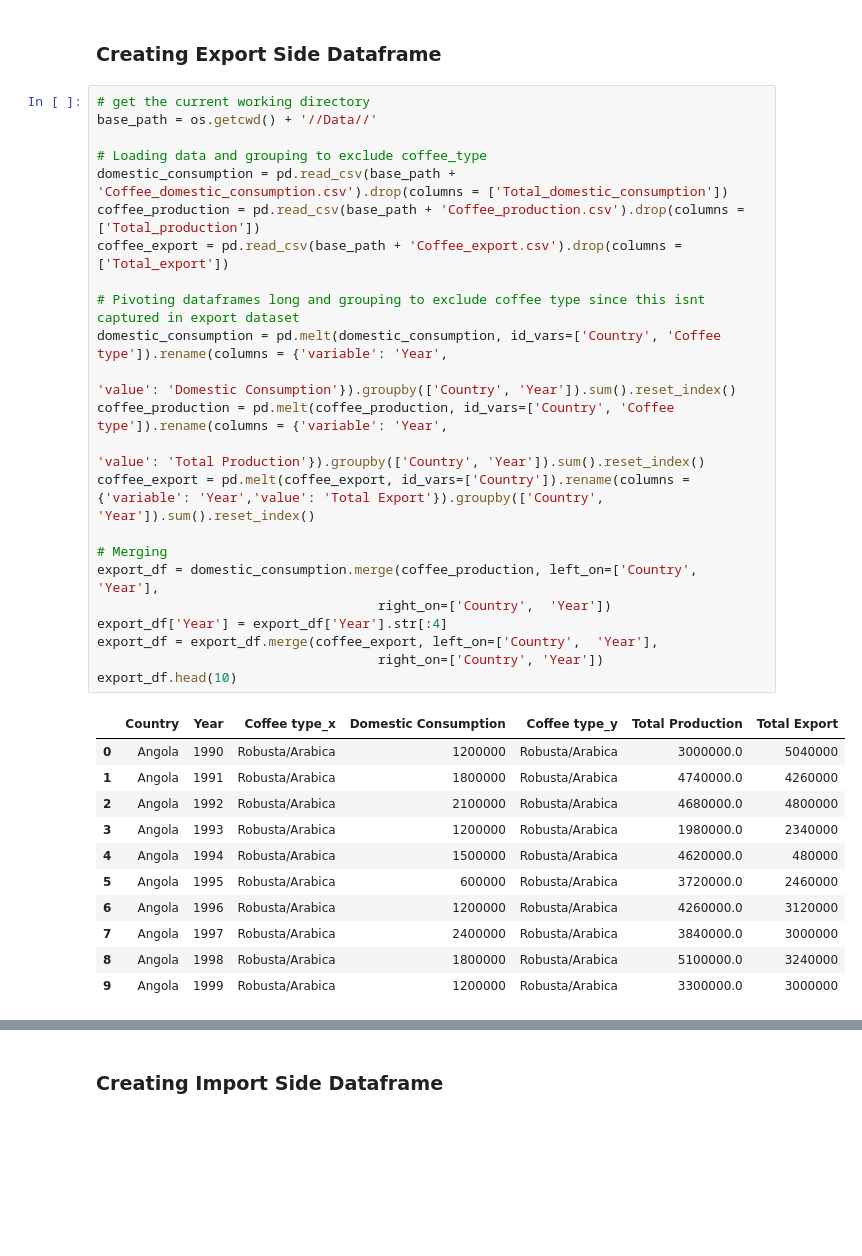
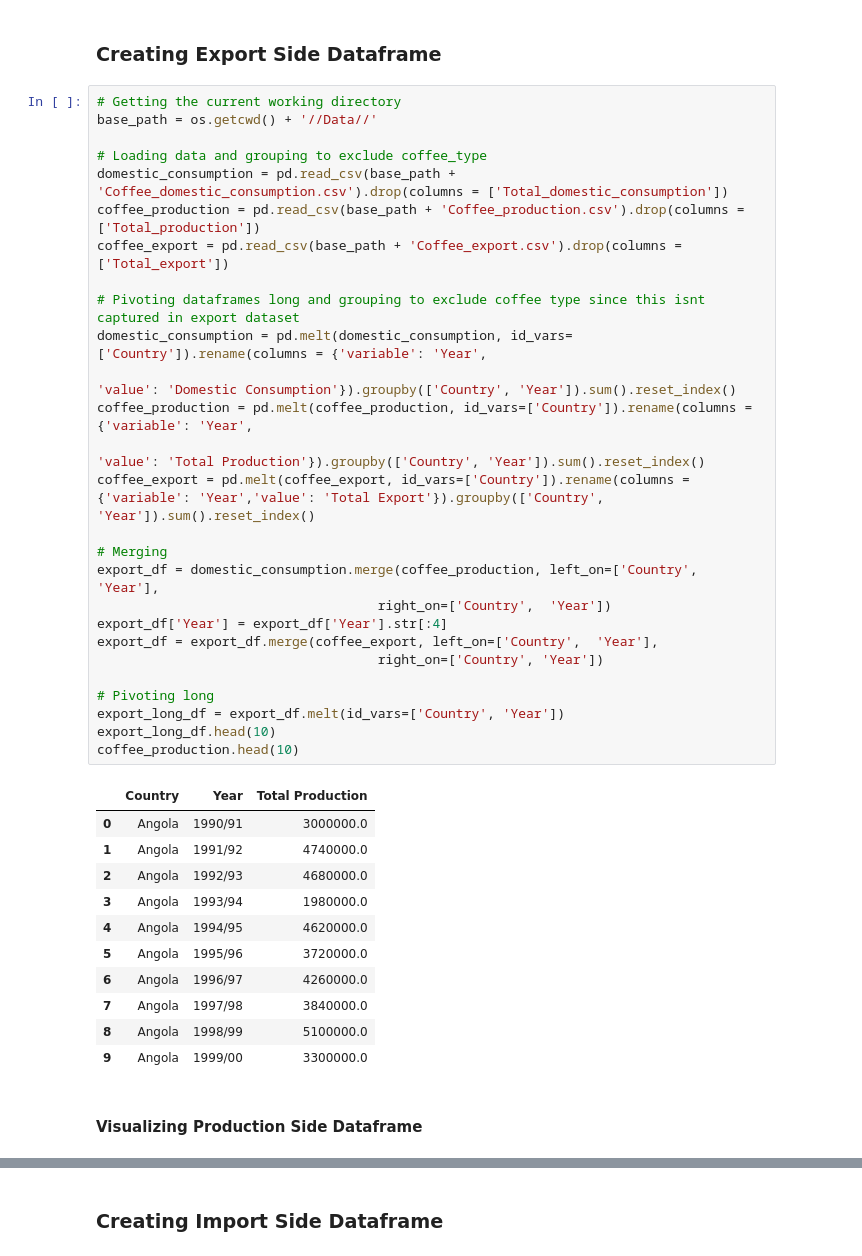
Before and after one commit to pinstripezebra/Coffee-Analysis, a Jupyter notebook: EDA_v2.ipynb, the cells around one changed output, grey strips where cells are left out. Saved outputs shown, nothing was run; the diff lists cells and outputs as text; blank space fills up the shorter version.

```diff
--- a/EDA_v2.ipynb
+++ b/EDA_v2.ipynb
@@ -6,37 +6,43 @@ import os
 # %% [markdown]
 ### Creating Export Side Dataframe
 # %%
-# get the current working directory
+# Getting the current working directory
 base_path = os.getcwd() + '//Data//'
 
 # Loading data and grouping to exclude coffee_type
 domestic_consumption = pd.read_csv(base_path + 'Coffee_domestic_consumption.csv').drop(columns = ['Total_domestic_consumption'])
 coffee_production = pd.read_csv(base_path + 'Coffee_production.csv').drop(columns = ['Total_production'])
 coffee_export = pd.read_csv(base_path + 'Coffee_export.csv').drop(columns = ['Total_export'])
 
 # Pivoting dataframes long and grouping to exclude coffee type since this isnt captured in export dataset
-domestic_consumption = pd.melt(domestic_consumption, id_vars=['Country', 'Coffee type']).rename(columns = {'variable': 'Year',
+domestic_consumption = pd.melt(domestic_consumption, id_vars=['Country']).rename(columns = {'variable': 'Year',
                                                                                                            'value': 'Domestic Consumption'}).groupby(['Country', 'Year']).sum().reset_index()
-coffee_production = pd.melt(coffee_production, id_vars=['Country', 'Coffee type']).rename(columns = {'variable': 'Year',
+coffee_production = pd.melt(coffee_production, id_vars=['Country']).rename(columns = {'variable': 'Year',
                                                                                                            'value': 'Total Production'}).groupby(['Country', 'Year']).sum().reset_index()
 coffee_export = pd.melt(coffee_export, id_vars=['Country']).rename(columns = {'variable': 'Year','value': 'Total Export'}).groupby(['Country', 'Year']).sum().reset_index()
 
 # Merging
 export_df = domestic_consumption.merge(coffee_production, left_on=['Country',  'Year'],
                                     right_on=['Country',  'Year'])
 export_df['Year'] = export_df['Year'].str[:4]
 export_df = export_df.merge(coffee_export, left_on=['Country',  'Year'],
                                     right_on=['Country', 'Year'])
-export_df.head(10)
+
+# Pivoting long
+export_long_df = export_df.melt(id_vars=['Country', 'Year'])
+export_long_df.head(10)
+coffee_production.head(10)
 # %% [output]
-|  | Country | Year | Coffee type_x | Domestic Consumption | Coffee type_y | Total Production | Total Export |
-| 0 | Angola | 1990 | Robusta/Arabica | 1200000 | Robusta/Arabica | 3000000.0 | 5040000 |
-| 1 | Angola | 1991 | Robusta/Arabica | 1800000 | Robusta/Arabica | 4740000.0 | 4260000 |
-| 2 | Angola | 1992 | Robusta/Arabica | 2100000 | Robusta/Arabica | 4680000.0 | 4800000 |
-| 3 | Angola | 1993 | Robusta/Arabica | 1200000 | Robusta/Arabica | 1980000.0 | 2340000 |
-| 4 | Angola | 1994 | Robusta/Arabica | 1500000 | Robusta/Arabica | 4620000.0 | 480000 |
-| 5 | Angola | 1995 | Robusta/Arabica | 600000 | Robusta/Arabica | 3720000.0 | 2460000 |
-| 6 | Angola | 1996 | Robusta/Arabica | 1200000 | Robusta/Arabica | 4260000.0 | 3120000 |
-| 7 | Angola | 1997 | Robusta/Arabica | 2400000 | Robusta/Arabica | 3840000.0 | 3000000 |
-| 8 | Angola | 1998 | Robusta/Arabica | 1800000 | Robusta/Arabica | 5100000.0 | 3240000 |
-| 9 | Angola | 1999 | Robusta/Arabica | 1200000 | Robusta/Arabica | 3300000.0 | 3000000 |
+|  | Country | Year | Total Production |
+| 0 | Angola | 1990/91 | 3000000.0 |
+| 1 | Angola | 1991/92 | 4740000.0 |
+| 2 | Angola | 1992/93 | 4680000.0 |
+| 3 | Angola | 1993/94 | 1980000.0 |
+| 4 | Angola | 1994/95 | 4620000.0 |
+| 5 | Angola | 1995/96 | 3720000.0 |
+| 6 | Angola | 1996/97 | 4260000.0 |
+| 7 | Angola | 1997/98 | 3840000.0 |
+| 8 | Angola | 1998/99 | 5100000.0 |
+| 9 | Angola | 1999/00 | 3300000.0 |
+# %% [markdown]
+#### Visualizing Production Side Dataframe
```
Also changed, not shown: parts of 3 cells of this notebook.
